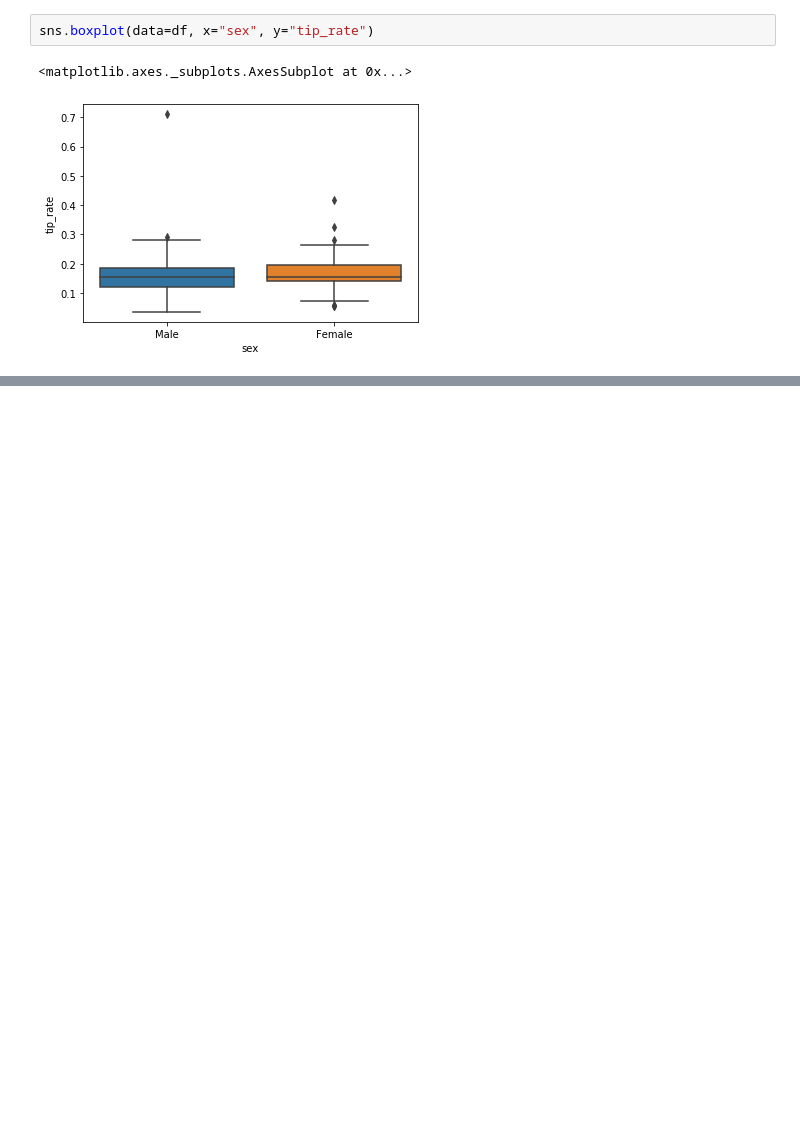
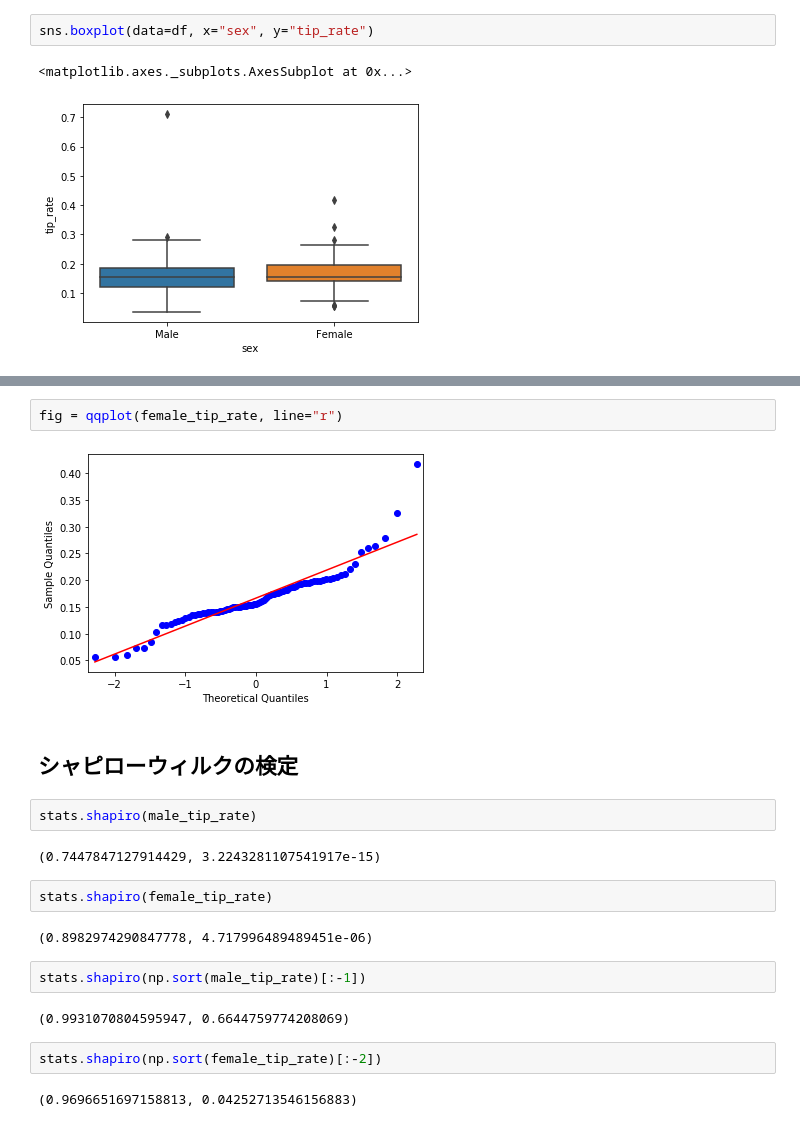
Before and after one commit to fellaini25/kame-python-statistics, a Jupyter notebook: basic-statistics.ipynb, the cells around one changed output, grey strips where cells are left out. Saved outputs shown, nothing was run; the diff lists cells and outputs as text; blank space fills up the shorter version.

```diff
--- a/basic-statistics.ipynb
+++ b/basic-statistics.ipynb
@@ -847,0 +858,22 @@ sns.boxplot(data=df, x="sex", y="tip_rate")
+# %%
+fig = qqplot(female_tip_rate, line="r")
+# %% [output]
+[figure, added]
+# %% [markdown]
+## シャピローウィルクの検定
+# %%
+stats.shapiro(male_tip_rate)
+# %% [output]
+(0.7447847127914429, 3.2243281107541917e-15)
+# %%
+stats.shapiro(female_tip_rate)
+# %% [output]
+(0.8982974290847778, 4.717996489489451e-06)
+# %%
+stats.shapiro(np.sort(male_tip_rate)[:-1])
+# %% [output]
+(0.9931070804595947, 0.6644759774208069)
+# %%
+stats.shapiro(np.sort(female_tip_rate)[:-2])
+# %% [output]
+(0.9696651697158813, 0.04252713546156883)
```
Also changed, not shown: parts of 11 cells of this notebook.
